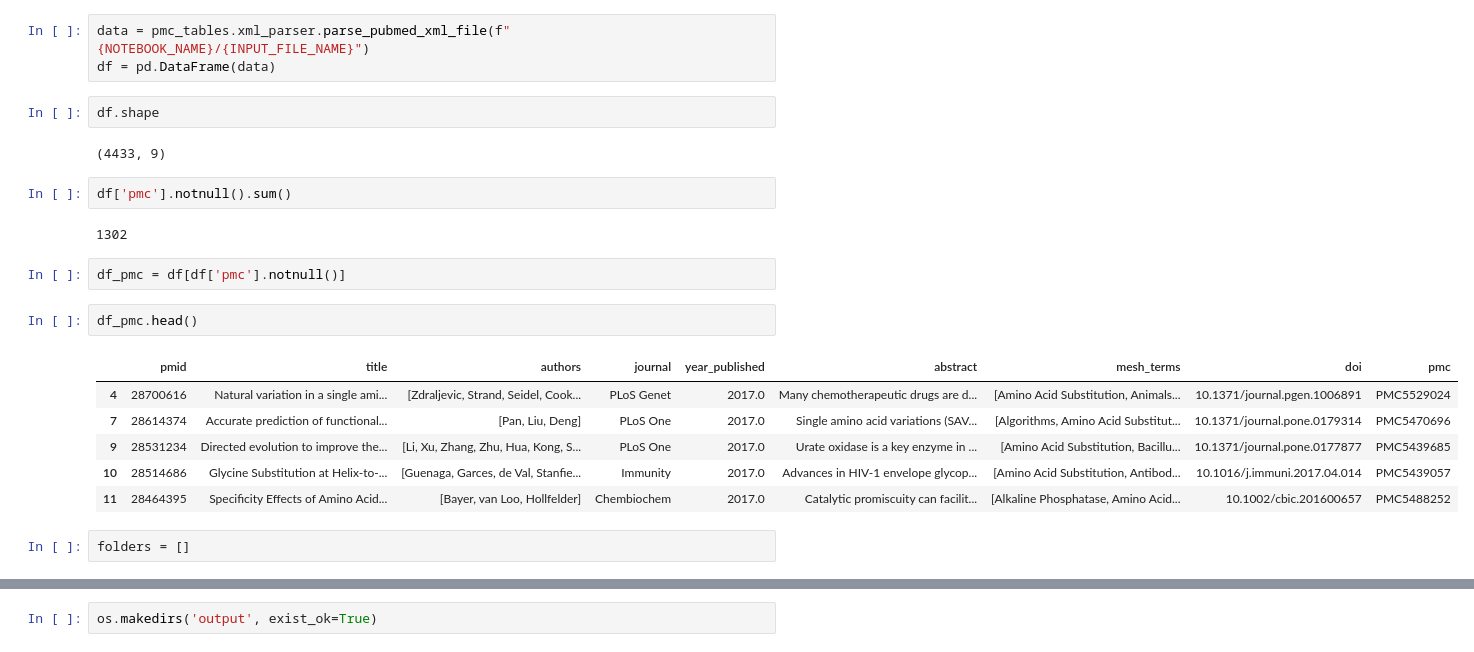
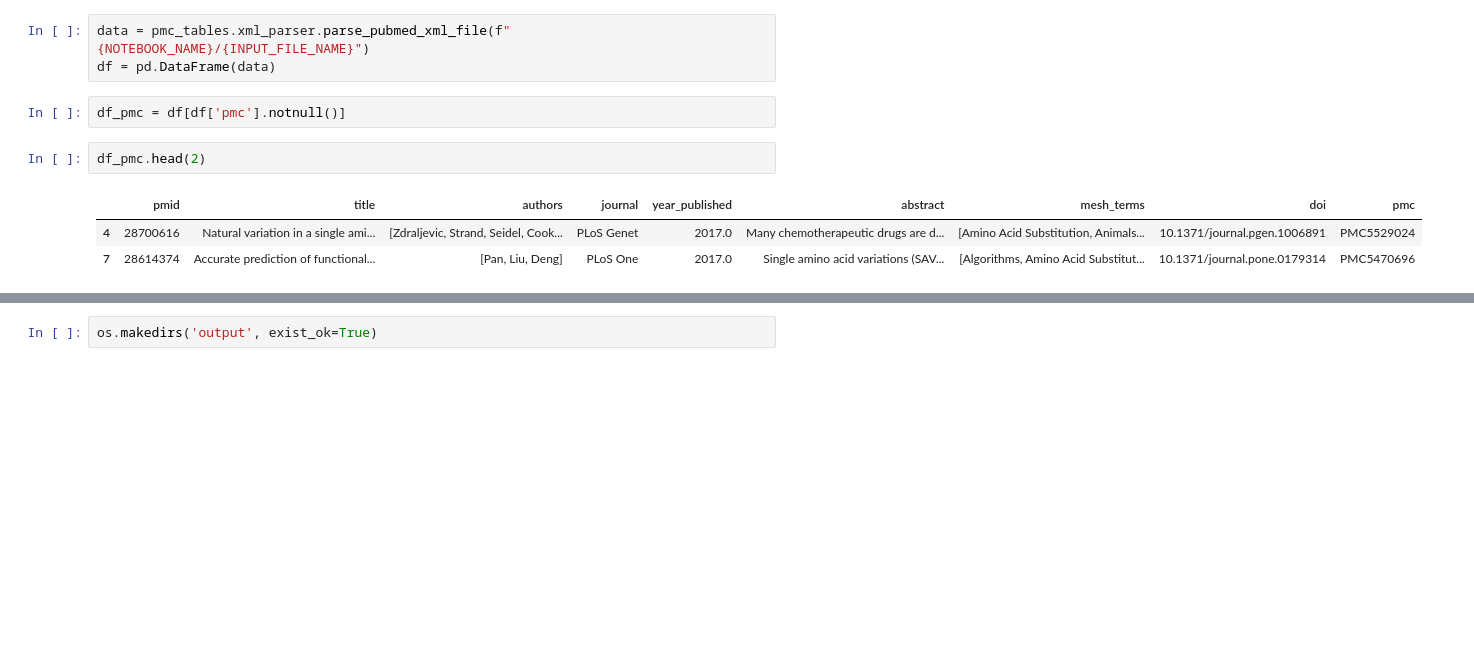
Before and after one commit to pmc-tables/pmc-tables-pipeline, a Jupyter notebook: notebooks/download_sample.ipynb, the cells around one changed output, grey strips where cells are left out. Saved outputs shown, nothing was run; the diff lists cells and outputs as text; blank space fills up the shorter version.

```diff
--- a/notebooks/download_sample.ipynb
+++ b/notebooks/download_sample.ipynb
@@ -139,24 +134,11 @@ INPUT_FILE_NAME
 # %%
 data = pmc_tables.xml_parser.parse_pubmed_xml_file(f"{NOTEBOOK_NAME}/{INPUT_FILE_NAME}")
 df = pd.DataFrame(data)
-# %%
-df.shape
-# %% [output]
-(4433, 9)
-# %%
-df['pmc'].notnull().sum()
-# %% [output]
-1302
 # %%
 df_pmc = df[df['pmc'].notnull()]
 # %%
-df_pmc.head()
+df_pmc.head(2)
 # %% [output]
 |  | pmid | title | authors | journal | year_published | abstract | mesh_terms | doi | pmc |
 | 4 | 28700616 | Natural variation in a single ami... | [Zdraljevic, Strand, Seidel, Cook... | PLoS Genet | 2017.0 | Many chemotherapeutic drugs are d... | [Amino Acid Substitution, Animals... | 10.1371/journal.pgen.1006891 | PMC5529024 |
 | 7 | 28614374 | Accurate prediction of functional... | [Pan, Liu, Deng] | PLoS One | 2017.0 | Single amino acid variations (SAV... | [Algorithms, Amino Acid Substitut... | 10.1371/journal.pone.0179314 | PMC5470696 |
-| 9 | 28531234 | Directed evolution to improve the... | [Li, Xu, Zhang, Zhu, Hua, Kong, S... | PLoS One | 2017.0 | Urate oxidase is a key enzyme in ... | [Amino Acid Substitution, Bacillu... | 10.1371/journal.pone.0177877 | PMC5439685 |
-| 10 | 28514686 | Glycine Substitution at Helix-to-... | [Guenaga, Garces, de Val, Stanfie... | Immunity | 2017.0 | Advances in HIV-1 envelope glycop... | [Amino Acid Substitution, Antibod... | 10.1016/j.immuni.2017.04.014 | PMC5439057 |
-| 11 | 28464395 | Specificity Effects of Amino Acid... | [Bayer, van Loo, Hollfelder] | Chembiochem | 2017.0 | Catalytic promiscuity can facilit... | [Alkaline Phosphatase, Amino Acid... | 10.1002/cbic.201600657 | PMC5488252 |
-# %%
-folders = []
```
Also changed, not shown: parts of 33 cells of this notebook, 6 other files.
